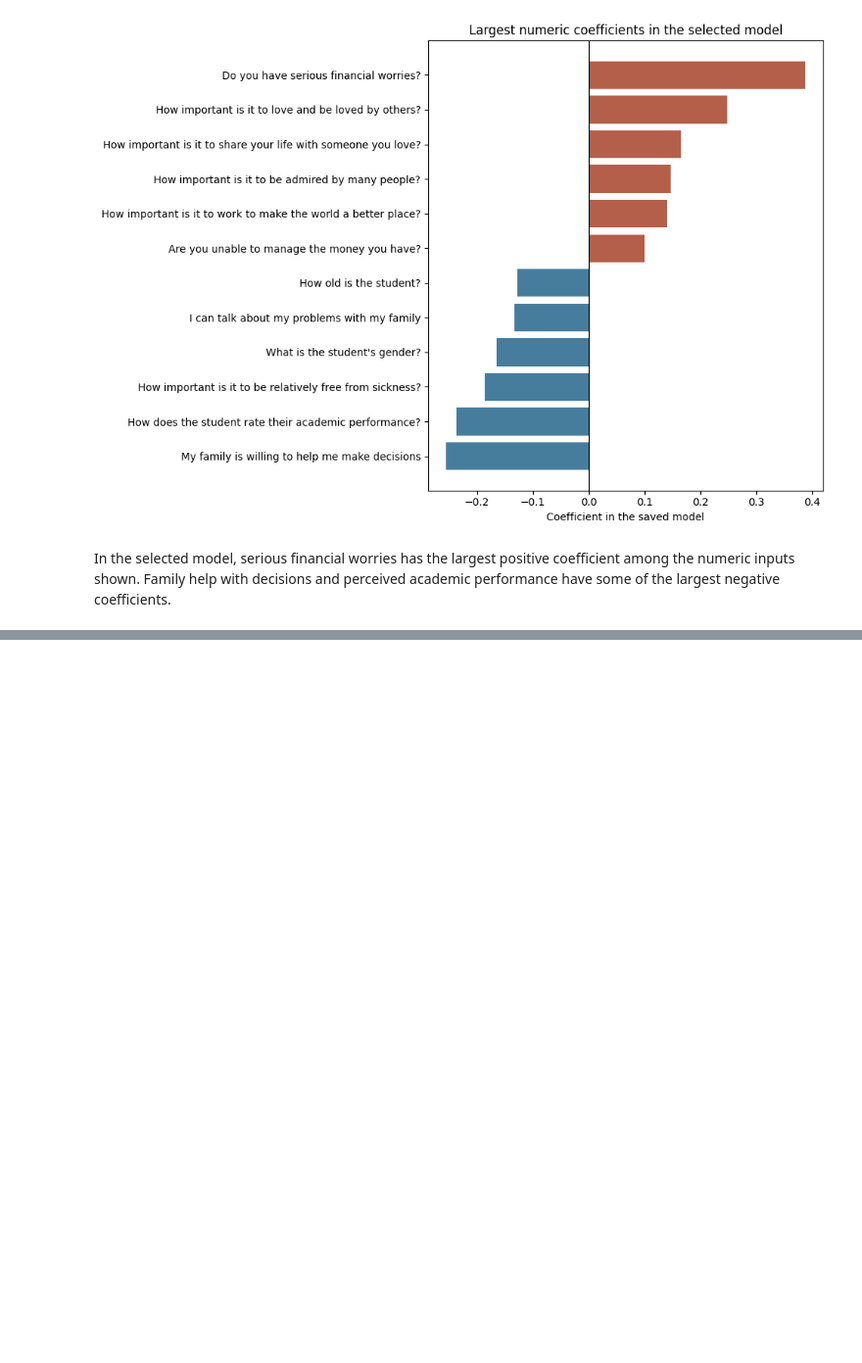
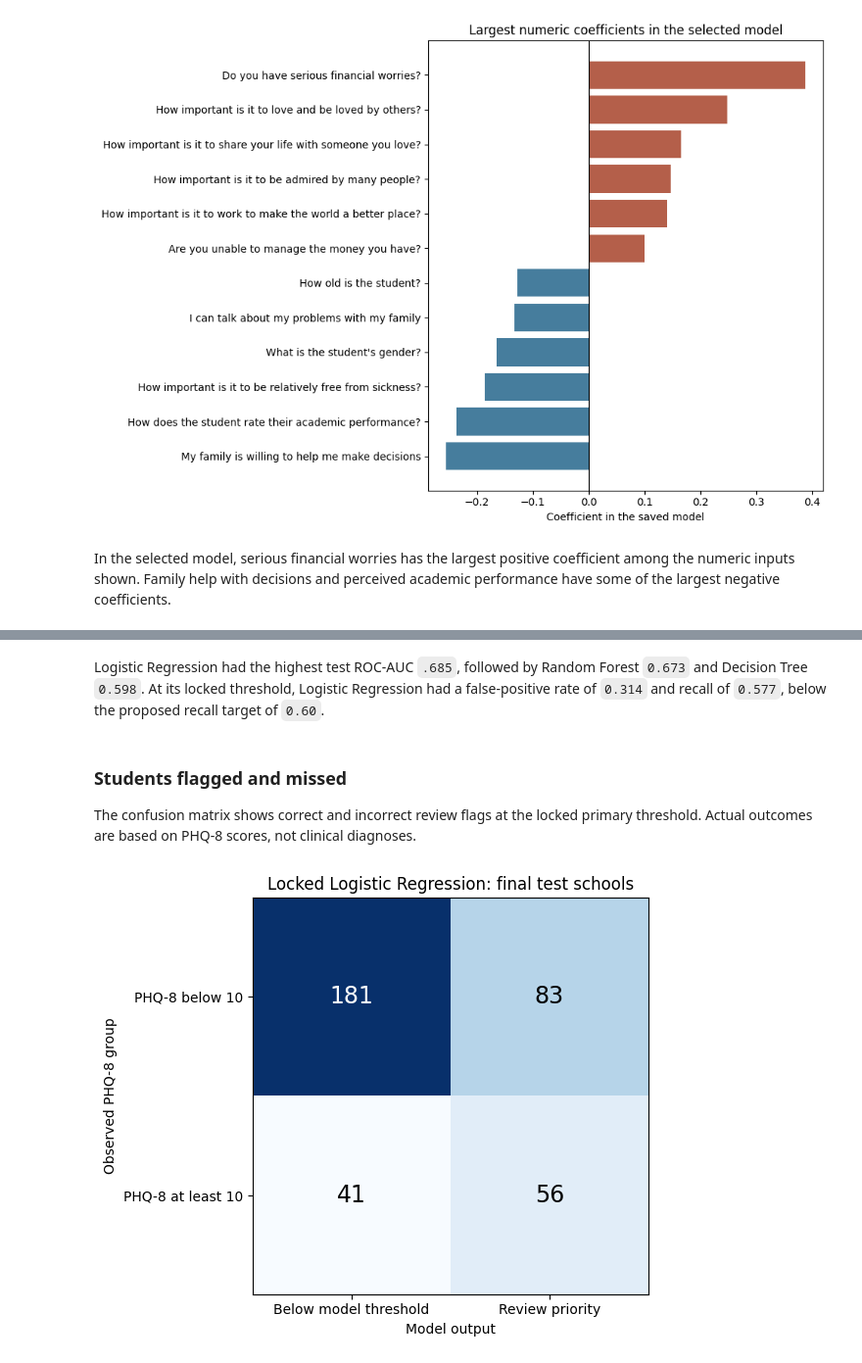
Before and after one commit to N-umwali/SchoolCare-Screening-Priority, a Jupyter notebook: student_screening.ipynb, the cells around one changed output, grey strips where cells are left out. Shown at 98% size. Drawn from its saved outputs; the diff is of its cells as text; code cells hidden in the pictures; blank space fills up the shorter version.

```diff
--- a/student_screening.ipynb
+++ b/student_screening.ipynb
@@ -1210,0 +1482,36 @@ In the selected model, serious financial worries has the largest positive coeffi
+# %% [markdown]
+Logistic Regression had the highest test ROC-AUC `.685`, followed by Random Forest `0.673` and Decision Tree `0.598`. At its locked threshold, Logistic Regression had a false-positive rate of `0.314` and recall of `0.577`, below the proposed recall target of `0.60`.
+# %% [markdown]
+### **Students flagged and missed**
+The confusion matrix shows correct and incorrect review flags at the locked primary threshold. Actual outcomes are based on PHQ-8 scores, not clinical diagnoses.
+# %%
+primary_row = test_results.loc["Logistic Regression"]
+
+matrix = np.array([
+    [primary_row["true_negative"], primary_row["false_positive"]],
+    [primary_row["false_negative"], primary_row["true_positive"]]
+], dtype=int)
+
+fig, ax = plt.subplots(figsize=(6, 5))
+ax.imshow(matrix, cmap="Blues")
+
+for row in range(2):
+    for col in range(2):
+        ax.text(
+            col, row, str(matrix[row, col]),
+            ha="center", va="center", fontsize=17,
+            color="white" if matrix[row, col] > matrix.max() / 2
+            else "black"
+        )
+
+ax.set_xticks([0, 1], ["Below model threshold", "Review priority"])
+ax.set_yticks([0, 1], ["PHQ-8 below 10", "PHQ-8 at least 10"])
+ax.set_xlabel("Model output")
+ax.set_ylabel("Observed PHQ-8 group")
+ax.set_title("Locked Logistic Regression: final test schools")
+
+plt.tight_layout()
+plt.savefig(FIGURES / "primary_confusion_matrix.png", dpi=200)
+plt.show()
+# %% [output]
+[figure, added]
```
Also changed, not shown: parts of 17 cells of this notebook.
